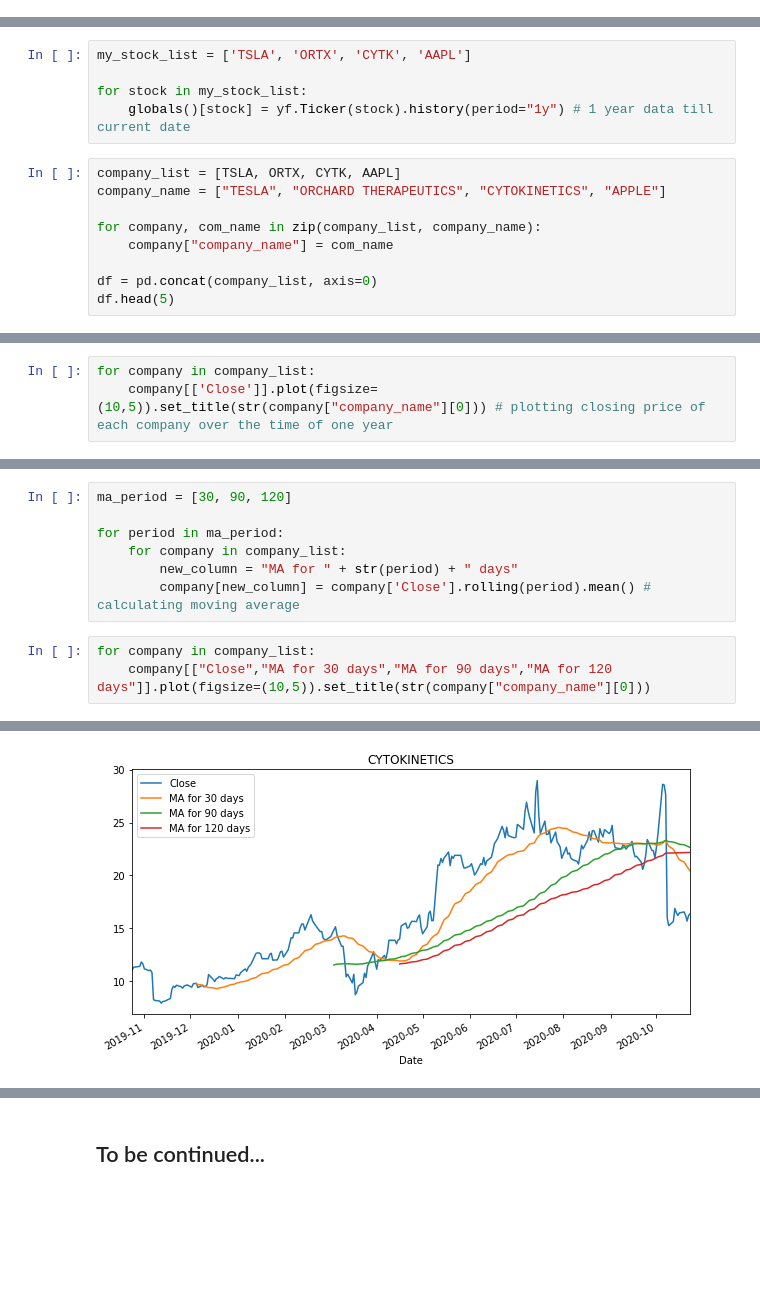
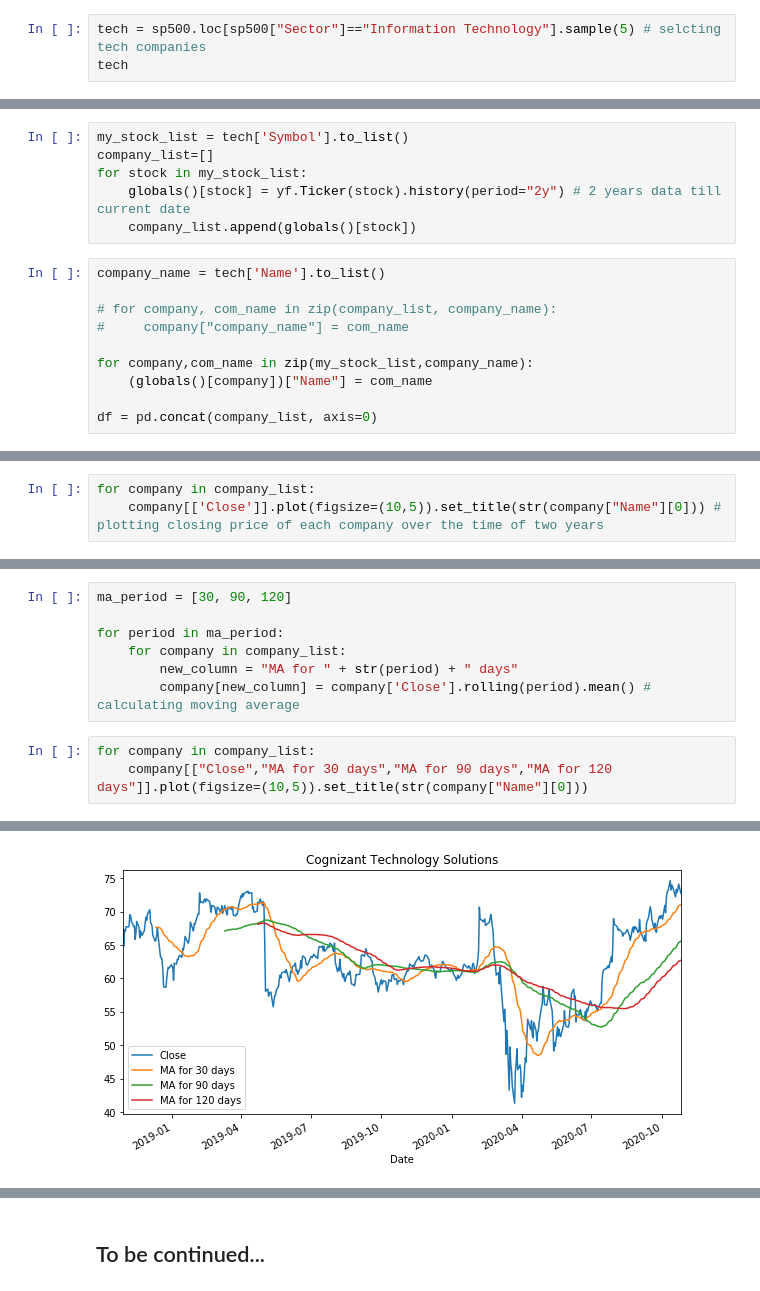
Before and after one commit to YM53858/DATA-690-WANG, a Jupyter notebook: Individual Project/Deliverable_2/Deliverable_2.ipynb, the cells around one changed output, grey strips where cells are left out. Saved outputs shown, nothing was run; the diff lists cells and outputs as text; blank space fills up the shorter version.

```diff
--- a/Individual Project/Deliverable_2/Deliverable_2.ipynb
+++ b/Individual Project/Deliverable_2/Deliverable_2.ipynb
@@ -19,0 +38,3 @@ Firstly we will be requesting stock information with yfinance, and handle that d
+# %%
+tech = sp500.loc[sp500["Sector"]=="Information Technology"].sample(5) # selcting tech companies
+tech
@@ -20,14 +48,16 @@ Firstly we will be requesting stock information with yfinance, and handle that d
 # %%
-my_stock_list = ['TSLA', 'ORTX', 'CYTK', 'AAPL']
-
+my_stock_list = tech['Symbol'].to_list()
+company_list=[]
 for stock in my_stock_list:
-    globals()[stock] = yf.Ticker(stock).history(period="1y") # 1 year data till current date
+    globals()[stock] = yf.Ticker(stock).history(period="2y") # 2 years data till current date
+    company_list.append(globals()[stock])
 # %%
-company_list = [TSLA, ORTX, CYTK, AAPL]
-company_name = ["TESLA", "ORCHARD THERAPEUTICS", "CYTOKINETICS", "APPLE"]
+company_name = tech['Name'].to_list()
 
-for company, com_name in zip(company_list, company_name):
-    company["company_name"] = com_name
+# for company, com_name in zip(company_list, company_name):
+#     company["company_name"] = com_name
+
+for company,com_name in zip(my_stock_list,company_name):
+    (globals()[company])["Name"] = com_name
 
 df = pd.concat(company_list, axis=0)
-df.head(5)
@@ -49,4 +104,4 @@ ORTX['Close'].plot()
 # %%
 for company in company_list:
-    company[['Close']].plot(figsize=(10,5)).set_title(str(company["company_name"][0])) # plotting closing price of each company over the time of one year
+    company[['Close']].plot(figsize=(10,5)).set_title(str(company["Name"][0])) # plotting closing price of each company over the time of two years
 # %% [output]
@@ -65,5 +121,5 @@ for period in ma_period:
         company[new_column] = company['Close'].rolling(period).mean() # calculating moving average
 # %%
 for company in company_list:
-    company[["Close","MA for 30 days","MA for 90 days","MA for 120 days"]].plot(figsize=(10,5)).set_title(str(company["company_name"][0]))
+    company[["Close","MA for 30 days","MA for 90 days","MA for 120 days"]].plot(figsize=(10,5)).set_title(str(company["Name"][0]))
 # %% [output]
@@ -72 +128 @@ for company in company_list:
-[figure, old version]
+[figure, new version]
```
Also changed, not shown: parts of 14 cells of this notebook.
